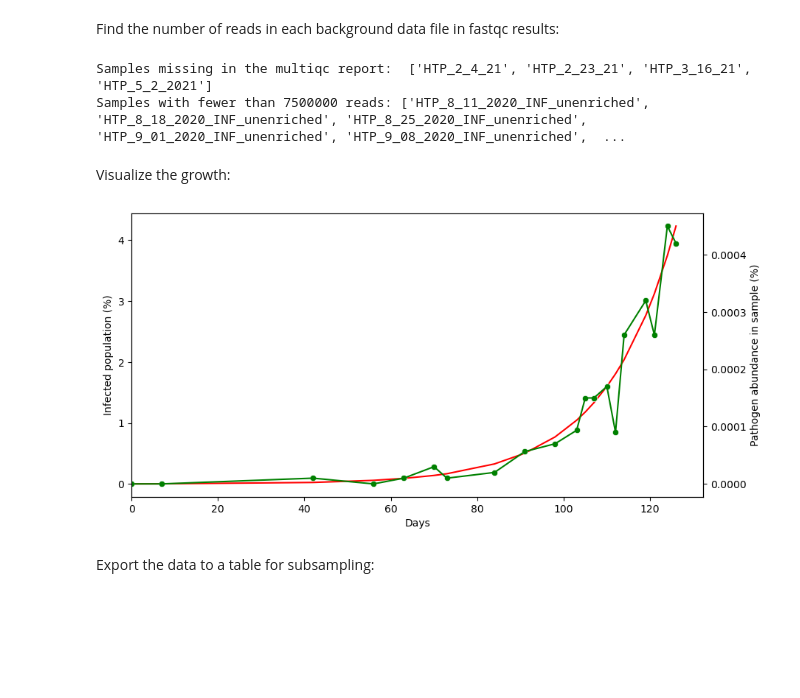
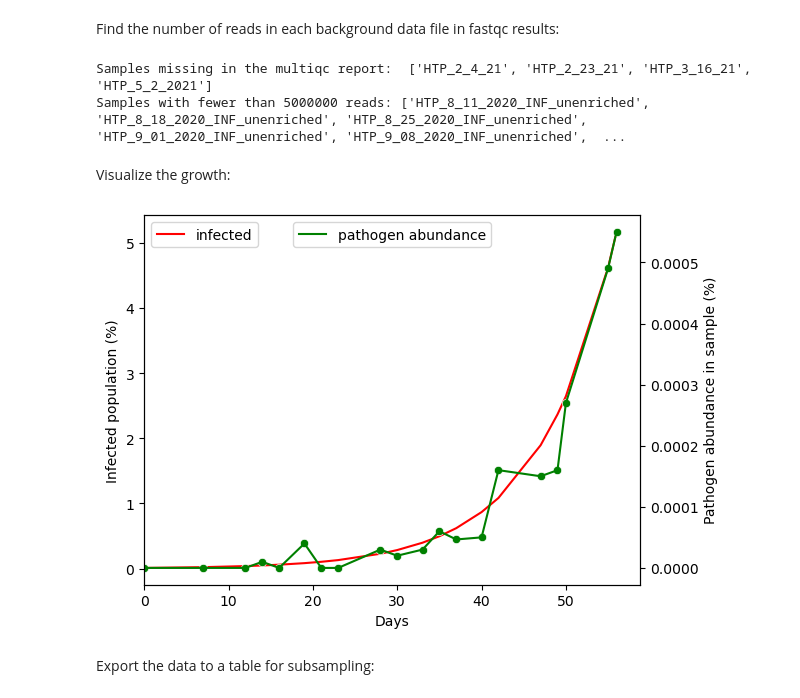
Before and after one commit to 437364/outbreak_metagenomic_sim, a Jupyter notebook: workflow/notebooks/calculate_outbreak_growth.ipynb, the cells around one changed output. Cells and saved outputs as stored; diff of their text form; code cells hidden in the pictures; blank space fills up the shorter version.

```diff
--- a/workflow/notebooks/calculate_outbreak_growth.ipynb
+++ b/workflow/notebooks/calculate_outbreak_growth.ipynb
@@ -43,15 +51,16 @@ original_samples_list = background_df["Sample Name"].tolist()
 # %% [markdown]
 Find the number of reads in each background data file in fastqc results:
 # %%
-# find total number of reads for each sample in multiqc report and
+# find total number of reads for each sample in multiqc report
 multiqc_df = pandas.read_csv(multiqc_data_path, sep="\t")
+# modify the name of the samples to exclude the forward/reverse suffix
 multiqc_df["Sample shortname"]=multiqc_df["Sample"].str[:-2]
-# select the sample name and the number of reads
+# select the sample name and the number of reads columns from the multiqc table
 multiqc_df = multiqc_df[["Sample shortname", "FastQC_mqc-generalstats-fastqc-total_sequences"]]
 # modify the read column
 multiqc_df = multiqc_df.rename(columns={"FastQC_mqc-generalstats-fastqc-total_sequences": "Total Reads"})
 multiqc_df["Total Reads"] = multiqc_df["Total Reads"].astype(int)
-multiqc_df = multiqc_df.drop_duplicates()
+multiqc_df = multiqc_df.drop_duplicates() # remove one of the forward/reverse sample rows
 
 # merge the two dataframes
 background_df = background_df.merge(multiqc_df, left_on="Sample Name", right_on="Sample shortname")
@@ -66,48 +75,62 @@ background_df = background_df[background_df["Total Reads"] > min_reads]
 
 # create column with days since the first sample and the order of the samples
 background_df["Days"] = (background_df["Collection_Date"] - background_df["Collection_Date"].min()).dt.days
+background_df["Days_from_previous_sampling"] = background_df["Days"].diff()
+
+# discard samples before the start date
+background_df = background_df[background_df["Collection_Date"] >= pandas.to_datetime(start_date, format="%Y-%m-%d")]
+
+# reset the day count to start from 0
+background_df["Days"] = (background_df["Collection_Date"] - background_df["Collection_Date"].min()).dt.days
 # %% [output]
 Samples missing in the multiqc report:  ['HTP_2_4_21', 'HTP_2_23_21', 'HTP_3_16_21', 'HTP_5_2_2021']
-Samples with fewer than 7500000 reads: ['HTP_8_11_2020_INF_unenriched', 'HTP_8_18_2020_INF_unenriched', 'HTP_8_25_2020_INF_unenriched', 'HTP_9_01_2020_INF_unenriched', 'HTP_9_08_2020_INF_unenriched',  ...
+Samples with fewer than 5000000 reads: ['HTP_8_11_2020_INF_unenriched', 'HTP_8_18_2020_INF_unenriched', 'HTP_8_25_2020_INF_unenriched', 'HTP_9_01_2020_INF_unenriched', 'HTP_9_08_2020_INF_unenriched',  ...
 # %%
 # calculate the infected population
 background_df["Infected"] = i0*r**(background_df["Days"]/generation_time)
-background_df["Infected"] = background_df["Infected"].clip(0, 100)
-# calculate the relative abundance of the pathogen in the sample
+background_df["Infected"] = background_df["Infected"].clip(0, 1) # this is temporary, to avoid errors
+background_df["Infected (%)"] = background_df["Infected"]*100
+# calculate the relative abundance of the pathogen in the sample - abundance is in fraction
 background_df["Calculated Abundance"] = conversion_factor*background_df["Infected"]
-# calculate the number of reads of the pathogen in the sample
+# calculate the number of background reads in the sample
 # by selecting from a Poisson distribution
+# the total number of reads in the sample (background + pathogen) should be approximately n_reads
 background_df["Background Reads"]= np.random.poisson(n_reads*(1-background_df["Calculated Abundance"]))
-# compare the number of background reads to the total number of reads
+# compare the number of background reads to the actual total number of reads in each sample
+# in case there are fewer total reads then needed for n_reads
+# decrease the number of background reads accordingly
 background_df["Background Reads"] = np.minimum(background_df["Background Reads"], background_df["Total Reads"])
 # calculate the number of reads of the pathogen in each sample
 def calculate_lambda(background_reads, pathogen_abundance):
-    return background_reads*pathogen_abundance/(100-pathogen_abundance)
+    return background_reads*pathogen_abundance/(1-pathogen_abundance)
 background_df["Lambda"] = calculate_lambda(background_df["Background Reads"], background_df["Calculated Abundance"])
 background_df["Pathogen Reads"] = np.random.poisson(background_df["Lambda"])
 # calculate the actual abundance
-background_df["Actual Abundance"] = 100*background_df["Pathogen Reads"]/(background_df["Pathogen Reads"]+background_df["Background Reads"])
-
+background_df["Actual Abundance"] = background_df["Pathogen Reads"]/(background_df["Pathogen Reads"]+background_df["Background Reads"])
+background_df["Actual Abundance (%)"] = background_df["Actual Abundance"]*100
 # take only the some of the samples
 background_df = background_df[:n_samples]
+# check that the infected population is less than i_max
+assert (background_df["Infected"] < i_max).all(), "Infected population is too high, the model is not valid"
 # %% [markdown]
 Visualize the growth:
 # %%
 # plot the number of pathogen reads in the samples
 # plot the calculated abundance of the pathogen in the samples on the same plot
-plt.figure(figsize=(10, 5))
-sns.lineplot(data=background_df, x="Days", y="Infected", color="red")
+sns.lineplot(data=background_df, x="Days", y="Infected (%)", color="red")
 plt.ylabel("Infected population (%)")
+plt.legend(["infected"])
 plt.twinx()
-sns.lineplot(data=background_df, x="Days", y="Actual Abundance", color="green")
+sns.lineplot(data=background_df, x="Days", y="Actual Abundance (%)", color="green")
 plt.xlabel("Days")
 plt.ylabel("Pathogen abundance in sample (%)")
+plt.legend(["pathogen abundance"], loc="upper center")
 # add points to the plot
-sns.scatterplot(data=background_df, x="Days", y="Actual Abundance", color="green")
+sns.scatterplot(data=background_df, x="Days", y="Actual Abundance (%)", color="green")
 plt.xlim(0, )
 plt.show()
 # %% [output]
-[figure, old version]
+[figure, new version]
 # %% [markdown]
 Export the data to a table for subsampling:
 # %%
```
Also changed, not shown: parts of 2 cells of this notebook, 4 other files.
